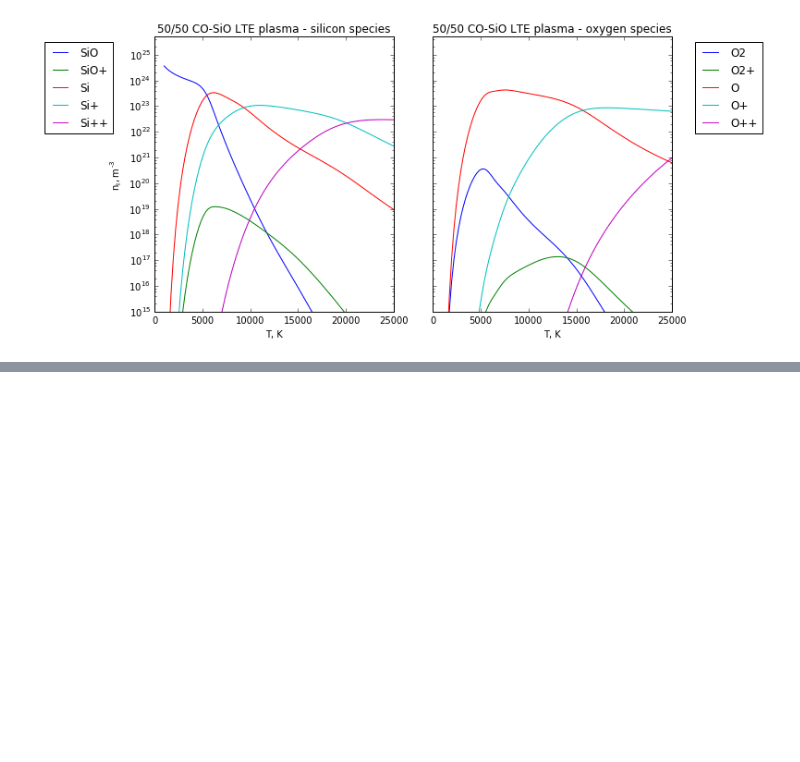
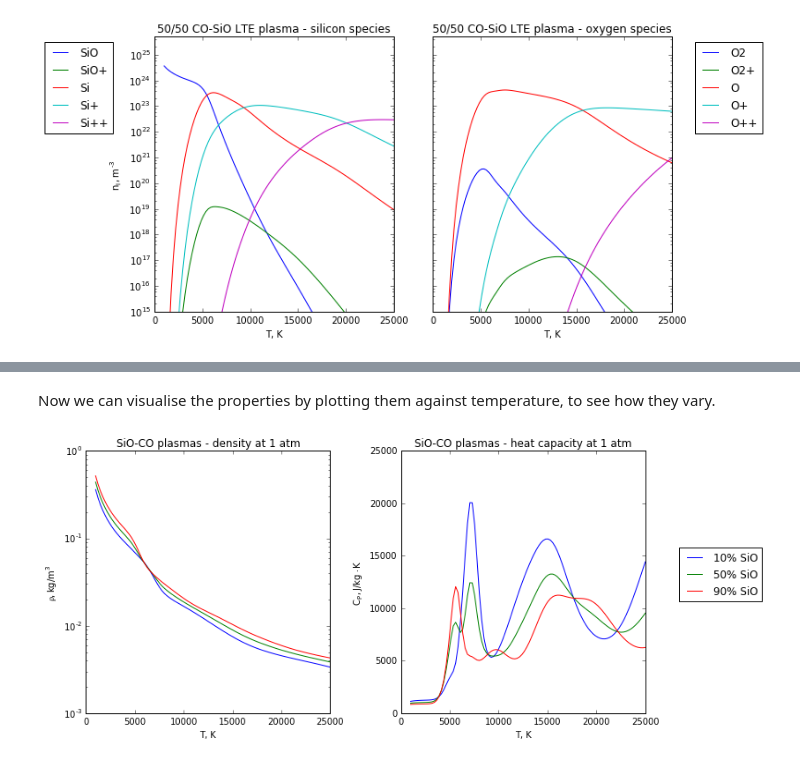
Before and after one commit to quinnreynolds/minplascalc, a Jupyter notebook: demoguide.ipynb, the cells around one changed output, grey strips where cells are left out. Drawn from its saved outputs; the diff is of its cells as text; code cells hidden in the pictures; blank space fills up the shorter version.

Commit message:
ipynb demo guide work-in-progress
Updating SiO-CO plasma thermophysical data calculation use-case section

```diff
--- a/demoguide.ipynb
+++ b/demoguide.ipynb
@@ -547,0 +552,4 @@ As before, start by loading up the modules required.
+# %%
+mixtures = [mpc.Mixture(str(mpc.MIXTUREPATH / "SiCO_10_90_plasma.json"), 1000, 101325),
+            mpc.Mixture(str(mpc.MIXTUREPATH / "SiCO_50_50_plasma.json"), 1000, 101325),
+            mpc.Mixture(str(mpc.MIXTUREPATH / "SiCO_90_10_plasma.json"), 1000, 101325)]
@@ -547,0 +558,4 @@ As before, start by loading up the modules required.
+# %%
+temperatures = np.linspace(1000, 25000, 100)
+densities = [[] for n in range(3)]
+cps = [[] for n in range(3)]
@@ -547,0 +568,32 @@ As before, start by loading up the modules required.
+# %%
+for i, mixture in enumerate(mixtures):
+    for T in temperatures:
+        mixture.T = T
+        mixture.initialiseNi([1e20 for i in range(len(mixture.species))])
+        mixture.solveGfe()
+        densities[i].append(mixture.calculateDensity())
+        cps[i].append(mixture.calculate_heat_capacity())
+# %% [markdown]
+Now we can visualise the properties by plotting them against temperature, to see how they vary.
+# %%
+fig, (ax0, ax1) = plt.subplots(1, 2, figsize=(10, 5))
+
+labels = ["10% SiO", "50% SiO", "90% SiO"]
+
+ax0.set_title("SiO-CO plasmas - density at 1 atm")
+ax0.set_xlabel("T, K")
+ax0.set_ylabel("$\mathregular{\\rho, kg/m^3}$")
+for dens, lbl in zip(densities, labels):
+    ax0.semilogy(temperatures, dens, label=lbl);
+
+ax1.set_title("SiO-CO plasmas - heat capacity at 1 atm")
+ax1.set_xlabel("T, K")
+ax1.set_ylabel("$\mathregular{C_P, J/kg \cdot K}$")
+for hcp, lbl in zip(cps, labels):
+    ax1.plot(temperatures, hcp, label=lbl);
+
+ax1.legend(bbox_to_anchor=(1.5, 0.65));
+
+plt.tight_layout()
+# %% [output]
+[figure, added]
```
Also changed, not shown: parts of 12 cells of this notebook, 1 other file.
